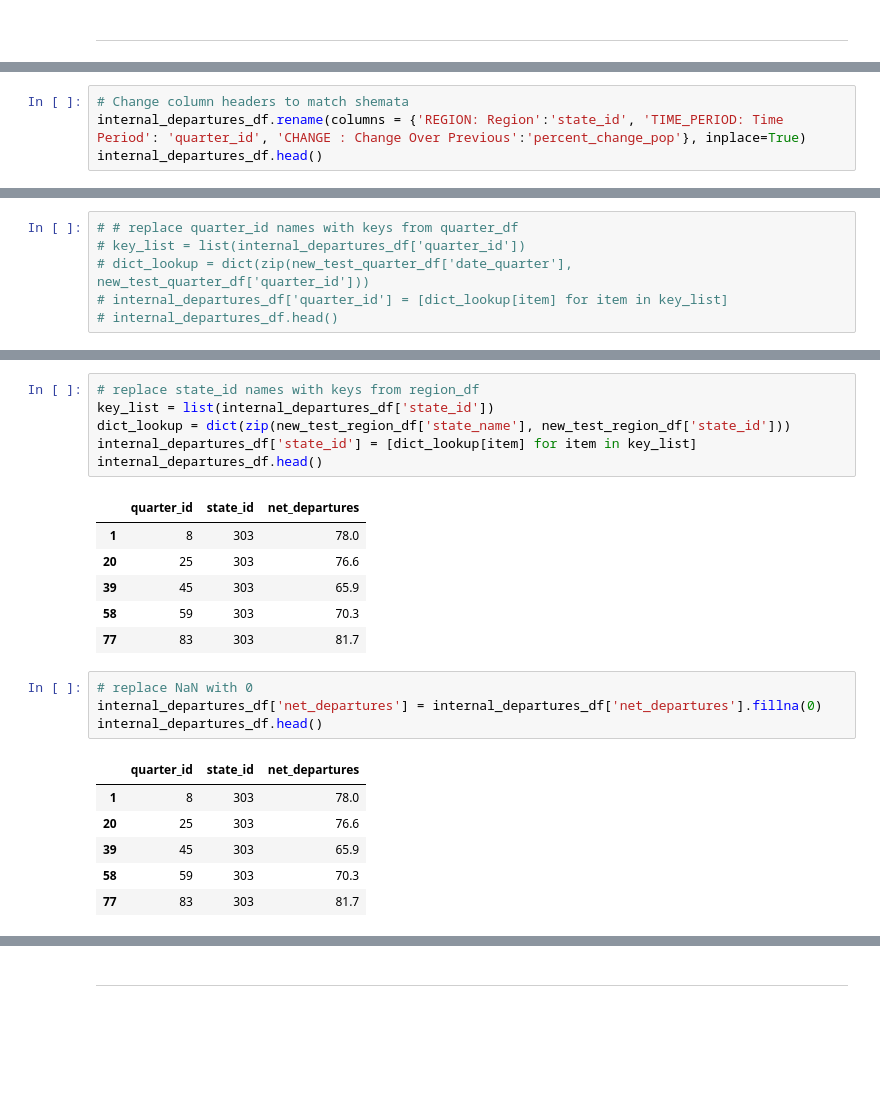
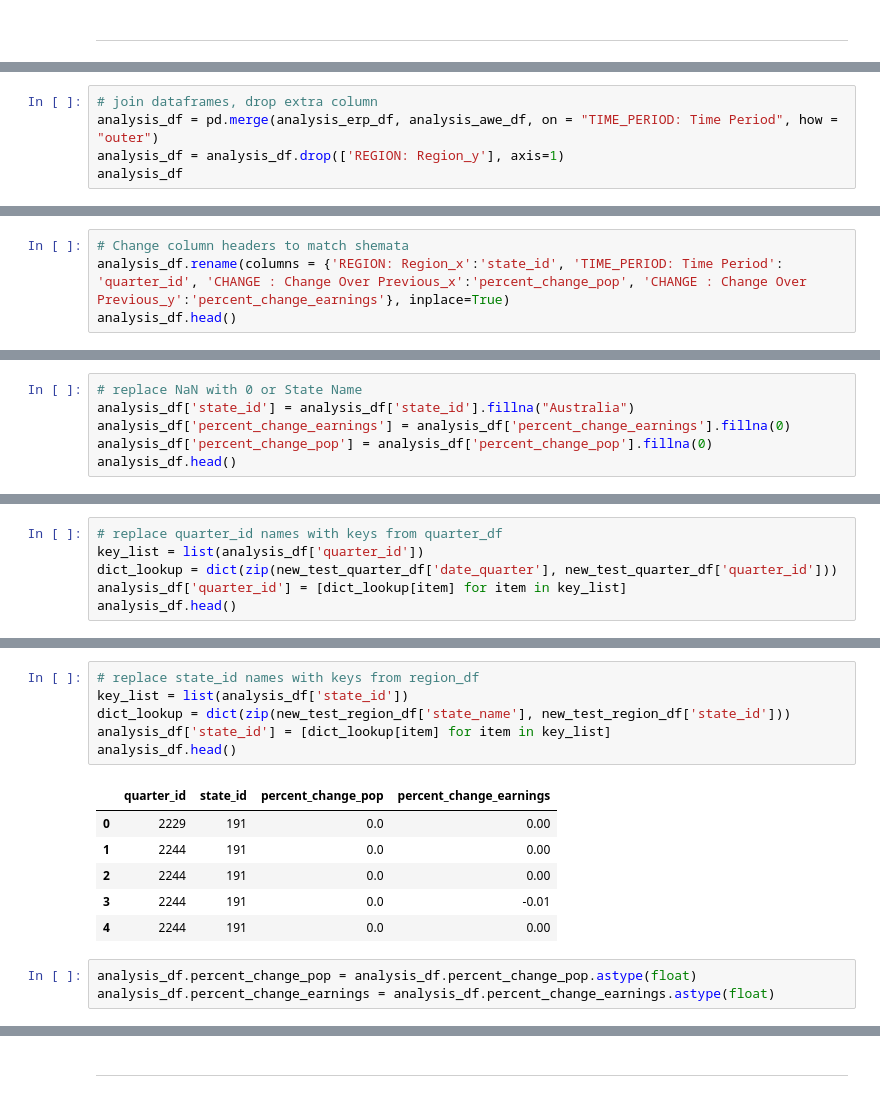
Before and after one commit to jonowood/Project_2, a Jupyter notebook: ETL/Clean_Test - Copy.ipynb, the cells around one changed output, grey strips where cells are left out. Saved outputs shown, nothing was run; the diff lists cells and outputs as text; blank space fills up the shorter version.

```diff
--- a/ETL/Clean_Test - Copy.ipynb
+++ b/ETL/Clean_Test - Copy.ipynb
@@ -642,0 +676,5 @@ analysis_df
+# %%
+# join dataframes, drop extra column
+analysis_df = pd.merge(analysis_erp_df, analysis_awe_df, on = "TIME_PERIOD: Time Period", how = "outer")
+analysis_df = analysis_df.drop(['REGION: Region_y'], axis=1)
+analysis_df
@@ -643,5 +695,5 @@ analysis_df
 # %%
 # Change column headers to match shemata
-internal_departures_df.rename(columns = {'REGION: Region':'state_id', 'TIME_PERIOD: Time Period': 'quarter_id', 'CHANGE : Change Over Previous':'percent_change_pop'}, inplace=True)
-internal_departures_df.head()
+analysis_df.rename(columns = {'REGION: Region_x':'state_id', 'TIME_PERIOD: Time Period': 'quarter_id', 'CHANGE : Change Over Previous_x':'percent_change_pop', 'CHANGE : Change Over Previous_y':'percent_change_earnings'}, inplace=True)
+analysis_df.head()
 # %% [output]
@@ -655,0 +706,6 @@ internal_departures_df.head()
+# %%
+# replace NaN with 0 or State Name
+analysis_df['state_id'] = analysis_df['state_id'].fillna("Australia")
+analysis_df['percent_change_earnings'] = analysis_df['percent_change_earnings'].fillna(0)
+analysis_df['percent_change_pop'] = analysis_df['percent_change_pop'].fillna(0)
+analysis_df.head()
@@ -656,7 +719,7 @@ internal_departures_df.head()
 # %%
-# # replace quarter_id names with keys from quarter_df
-# key_list = list(internal_departures_df['quarter_id'])
-# dict_lookup = dict(zip(new_test_quarter_df['date_quarter'], new_test_quarter_df['quarter_id']))
-# internal_departures_df['quarter_id'] = [dict_lookup[item] for item in key_list]
-# internal_departures_df.head()
+# replace quarter_id names with keys from quarter_df
+key_list = list(analysis_df['quarter_id'])
+dict_lookup = dict(zip(new_test_quarter_df['date_quarter'], new_test_quarter_df['quarter_id']))
+analysis_df['quarter_id'] = [dict_lookup[item] for item in key_list]
+analysis_df.head()
 # %% [output]
@@ -669,26 +732,18 @@ internal_departures_df.head()
 # %%
 # replace state_id names with keys from region_df
-key_list = list(internal_departures_df['state_id'])
+key_list = list(analysis_df['state_id'])
 dict_lookup = dict(zip(new_test_region_df['state_name'], new_test_region_df['state_id']))
-internal_departures_df['state_id'] = [dict_lookup[item] for item in key_list]
-internal_departures_df.head()
+analysis_df['state_id'] = [dict_lookup[item] for item in key_list]
+analysis_df.head()
 # %% [output]
-|  | quarter_id | state_id | net_departures |
-| 1 | 8 | 303 | 78.0 |
-| 20 | 25 | 303 | 76.6 |
-| 39 | 45 | 303 | 65.9 |
-| 58 | 59 | 303 | 70.3 |
-| 77 | 83 | 303 | 81.7 |
+|  | quarter_id | state_id | percent_change_pop | percent_change_earnings |
+| 0 | 2229 | 191 | 0.0 | 0.00 |
+| 1 | 2244 | 191 | 0.0 | 0.00 |
+| 2 | 2244 | 191 | 0.0 | 0.00 |
+| 3 | 2244 | 191 | 0.0 | -0.01 |
+| 4 | 2244 | 191 | 0.0 | 0.00 |
-# %%
-# replace NaN with 0
-internal_departures_df['net_departures'] = internal_departures_df['net_departures'].fillna(0)
-internal_departures_df.head()
-# %% [output]
-|  | quarter_id | state_id | net_departures |
-| 1 | 8 | 303 | 78.0 |
-| 20 | 25 | 303 | 76.6 |
-| 39 | 45 | 303 | 65.9 |
-| 58 | 59 | 303 | 70.3 |
-| 77 | 83 | 303 | 81.7 |
+# %%
+analysis_df.percent_change_pop = analysis_df.percent_change_pop.astype(float)
+analysis_df.percent_change_earnings = analysis_df.percent_change_earnings.astype(float)
 # %%
 # reset index with final data
```
Also changed, not shown: parts of 38 cells of this notebook, 2 other files.
